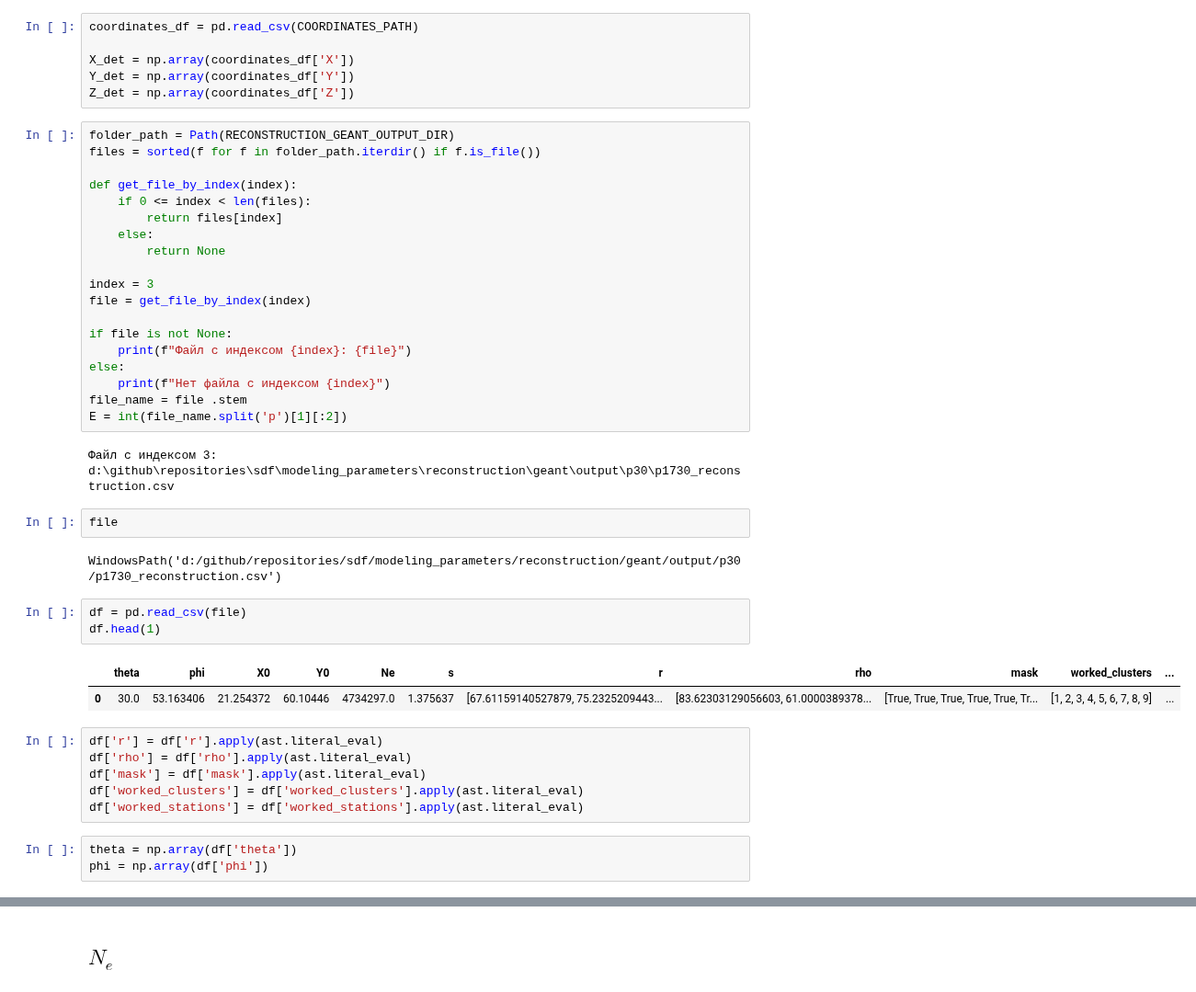
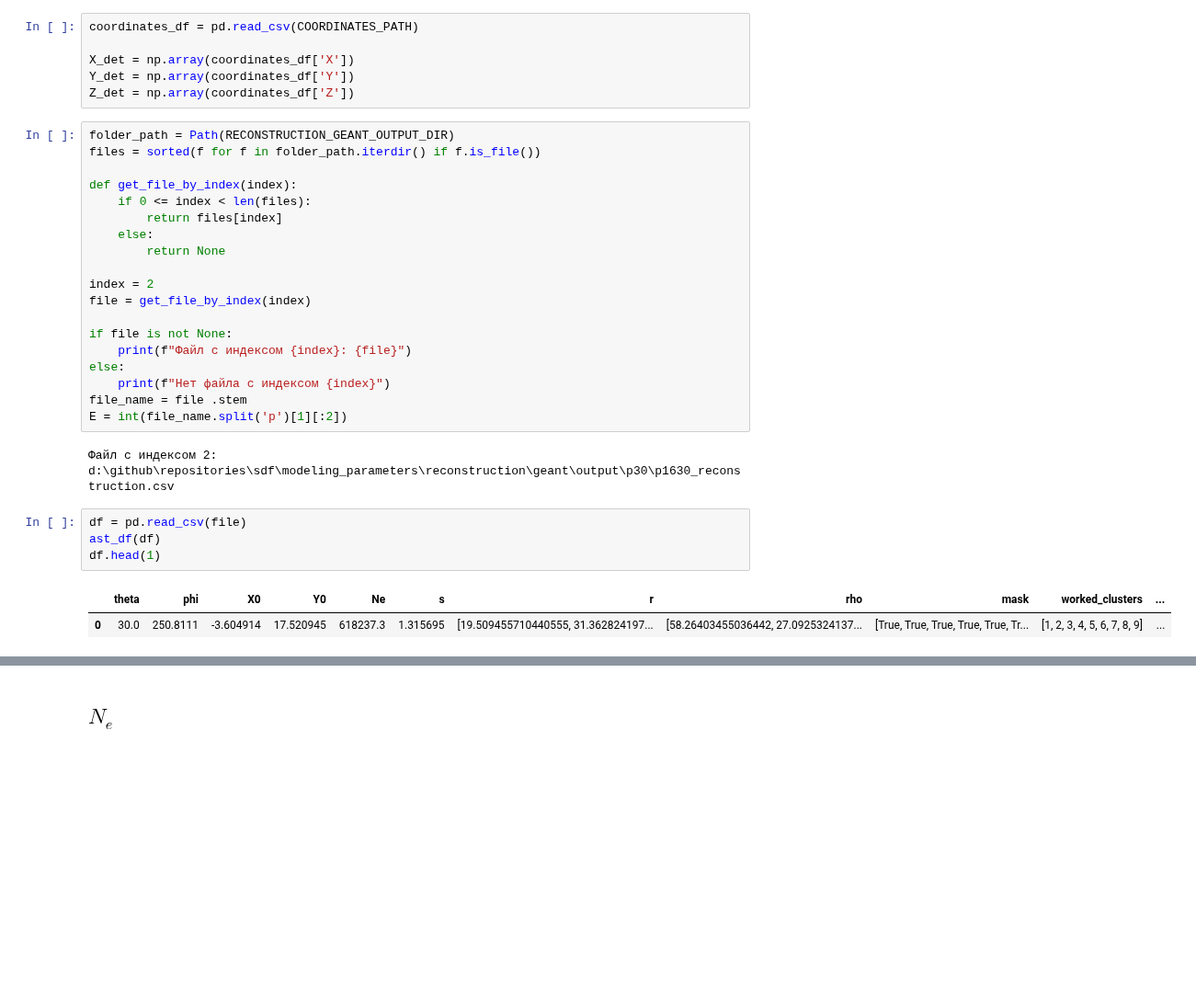
Before and after one commit to matalhim/sdf, a Jupyter notebook: modeling_parameters/reconstruction/notebooks/result_visualization.ipynb, the cells around one changed output, grey strips where cells are left out. Shown at 92% size. Cells and saved outputs as stored; diff of their text form; blank space fills up the shorter version.

```diff
--- a/modeling_parameters/reconstruction/notebooks/result_visualization.ipynb
+++ b/modeling_parameters/reconstruction/notebooks/result_visualization.ipynb
@@ -48,7 +50,7 @@ def get_file_by_index(index):
     else:
         return None
 
-index = 3
+index = 2
 file = get_file_by_index(index)
 
 if file is not None:
@@ -58,23 +60,11 @@ else:
 file_name = file .stem
 E = int(file_name.split('p')[1][:2])
 # %% [output]
-Файл с индексом 3: d:\github\repositories\sdf\modeling_parameters\reconstruction\geant\output\p30\p1730_reconstruction.csv
+Файл с индексом 2: d:\github\repositories\sdf\modeling_parameters\reconstruction\geant\output\p30\p1630_reconstruction.csv
-# %%
-file
-# %% [output]
-WindowsPath('d:/github/repositories/sdf/modeling_parameters/reconstruction/geant/output/p30/p1730_reconstruction.csv')
 # %%
 df = pd.read_csv(file)
+ast_df(df)
 df.head(1)
 # %% [output]
 |  | theta | phi | X0 | Y0 | Ne | s | r | rho | mask | worked_clusters | ... |
-| 0 | 30.0 | 53.163406 | 21.254372 | 60.10446 | 4734297.0 | 1.375637 | [67.61159140527879, 75.2325209443... | [83.62303129056603, 61.0000389378... | [True, True, True, True, True, Tr... | [1, 2, 3, 4, 5, 6, 7, 8, 9] | ... |
+| 0 | 30.0 | 250.8111 | -3.604914 | 17.520945 | 618237.3 | 1.315695 | [19.509455710440555, 31.362824197... | [58.26403455036442, 27.0925324137... | [True, True, True, True, True, Tr... | [1, 2, 3, 4, 5, 6, 7, 8, 9] | ... |
-# %%
-df['r'] = df['r'].apply(ast.literal_eval)
-df['rho'] = df['rho'].apply(ast.literal_eval)
-df['mask'] = df['mask'].apply(ast.literal_eval)
-df['worked_clusters'] = df['worked_clusters'].apply(ast.literal_eval)
-df['worked_stations'] = df['worked_stations'].apply(ast.literal_eval)
-# %%
-theta = np.array(df['theta'])
-phi = np.array(df['phi'])
```
Also changed, not shown: parts of 15 cells of this notebook, 25 other files.
